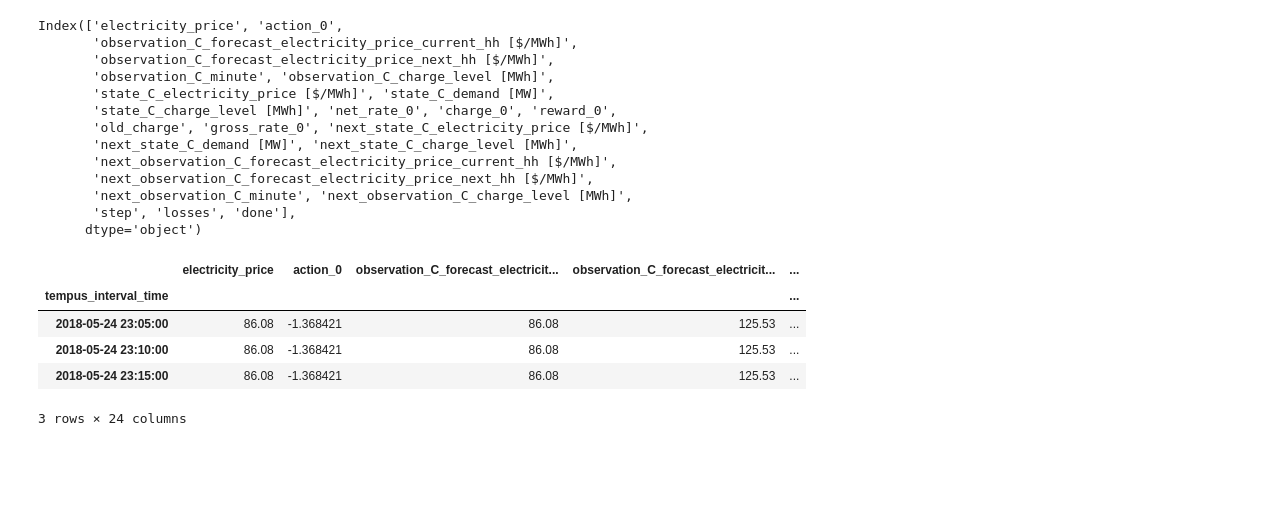
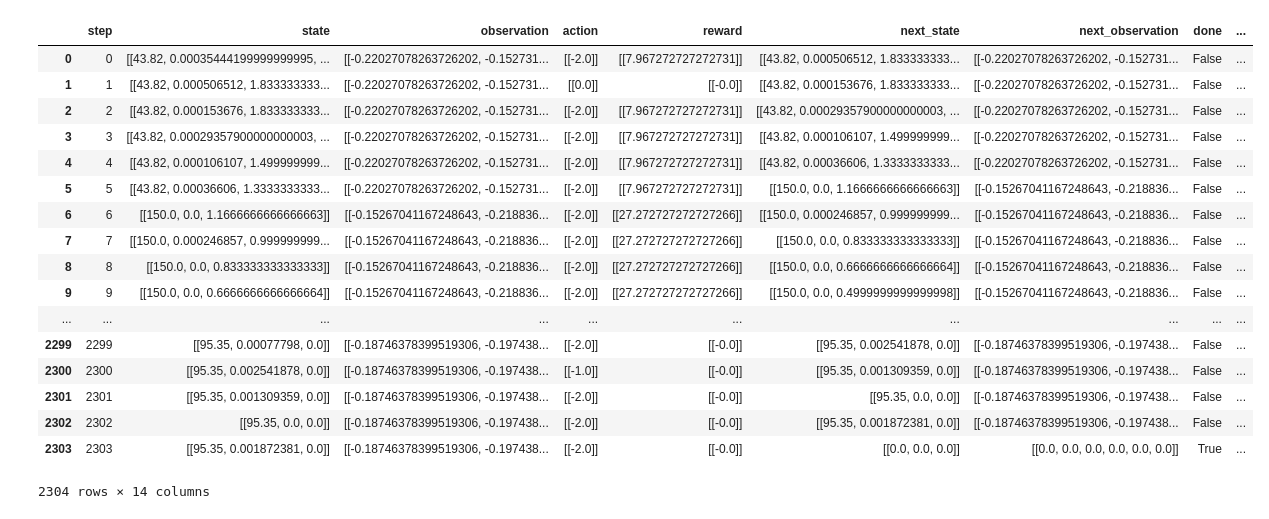
Before and after one commit to ADGEfficiency/energy-py, a Jupyter notebook: notebooks/examples/DQN_battery_example.ipynb, the cells around one changed output. Saved outputs shown, nothing was run; the diff lists cells and outputs as text; code cells hidden in the pictures; blank space fills up the shorter version.

Commit message:
test suite working on new experiments

```diff
--- a/notebooks/examples/DQN_battery_example.ipynb
+++ b/notebooks/examples/DQN_battery_example.ipynb
@@ -27,6 +21,6 @@ import energy_py
 # %%
 #  define a total number of steps for the experiment to run
-TOTAL_STEPS = 1000000
+TOTAL_STEPS = 10000
 
 #  to setup the agent we use a dictionary
 #  a dictionary allows us to eaisly save the config to csv if we want
@@ -44,7 +38,7 @@ agent_config = {
 
 #  keep all of the BatteryEnv variables (episode length, efficiency etc) at their defaults
 #  we just need to let our env know where our state.csv and observation.csv are (data_path)
-env = energy_py.make_env('battery')
+env = energypy.make_env('battery')
 
 #  set seeds for reproducibility
 env.seed(42)
@@ -59,30 +53,24 @@ tf.reset_default_graph()
 #  initialize Tensorflow machinery
 with tf.Session() as sess:
 
-    #  Runner is a class that helps us with experiments - tracking rewards, writing environment info to csv and managing TensorBoard
-    #  in this notebook we just use it to track rewards for us
-    runner = energy_py.Runner(
-        sess,
-        {'tb_rl': './tb_rl',
-         'ep_rewards': './rewards.csv'}
-    )
-
     #  add the tf session and the environment to the agent config dictionary
     #  and initialize the agent
     agent_config['sess'] = sess
     agent_config['env'] = env
-    agent = energy_py.make_agent(agent_id='dqn', **agent_config)
+    agent = energypy.make_agent(agent_id='dqn', **agent_config)
 
     #  initial values for the step and episode number
     step, episode = 0, 0
 
     #  outer while loop runs through multiple episodes
+    rewards = []
     while step < TOTAL_STEPS:
         episode += 1
         done = False
         observation = env.reset()
 
         #  inner while loop runs through a single episode
+        episode_rewards = []
         while not done:
             step += 1
             #  select an action
@@ -98,16 +86,16 @@ with tf.Session() as sess:
             #  moving to the next time step
             observation = next_observation
             #  saving the reward
-            runner.record_step(reward)
+            episode_rewards.append(reward)
 
             #  we don't start learning until the memory is half full
             if step > int(agent.memory.size * 0.5):
                 train_info = agent.learn()
 
-        runner.record_episode(env_info=info)
+        rewards.append(sum(episode_rewards))
 
         if episode % 10 == 1:
-            print('ep {} {:.2f} % rew {}'.format(episode, 100 * step / TOTAL_STEPS, runner.episode_rewards[-1]))
+            print('ep {} {:.2f} % rew {}'.format(episode, 100 * step / TOTAL_STEPS, sum(episode_rewards)))
 
 print_time()
 # %% [output]
@@ -138,27 +119,23 @@ ep 491 98.94 % rew [[-79.42337719]]
 # %%
-#  process the last episode into a pd.DataFrame
-ep_hist = energy_py.experiments.process_env_info(env, info)
-ep_hist.columns
+#  results of the last episode
+info = pd.DataFrame(info)
+info
 # %% [output]
+|  | step | state | observation | action | reward | next_state | next_observation | done | ... |
+| 0 | 0 | [[43.82, 0.00035444199999999995, ... | [[-0.22027078263726202, -0.152731... | [[-2.0]] | [[7.967272727272731]] | [[43.82, 0.000506512, 1.833333333... | [[-0.22027078263726202, -0.152731... | False | ... |
+| 1 | 1 | [[43.82, 0.000506512, 1.833333333... | [[-0.22027078263726202, -0.152731... | [[0.0]] | [[-0.0]] | [[43.82, 0.000153676, 1.833333333... | [[-0.22027078263726202, -0.152731... | False | ... |
+| 2 | 2 | [[43.82, 0.000153676, 1.833333333... | [[-0.22027078263726202, -0.152731... | [[-2.0]] | [[7.967272727272731]] | [[43.82, 0.00029357900000000003, ... | [[-0.22027078263726202, -0.152731... | False | ... |
+| 3 | 3 | [[43.82, 0.00029357900000000003, ... | [[-0.22027078263726202, -0.152731... | [[-2.0]] | [[7.967272727272731]] | [[43.82, 0.000106107, 1.499999999... | [[-0.22027078263726202, -0.152731... | False | ... |
+| 4 | 4 | [[43.82, 0.000106107, 1.499999999... | [[-0.22027078263726202, -0.152731... | [[-2.0]] | [[7.967272727272731]] | [[43.82, 0.00036606, 1.3333333333... | [[-0.22027078263726202, -0.152731... | False | ... |
+| 5 | 5 | [[43.82, 0.00036606, 1.3333333333... | [[-0.22027078263726202, -0.152731... | [[-2.0]] | [[7.967272727272731]] | [[150.0, 0.0, 1.1666666666666663]] | [[-0.15267041167248643, -0.218836... | False | ... |
+| 6 | 6 | [[150.0, 0.0, 1.1666666666666663]] | [[-0.15267041167248643, -0.218836... | [[-2.0]] | [[27.272727272727266]] | [[150.0, 0.000246857, 0.999999999... | [[-0.15267041167248643, -0.218836... | False | ... |
+| 7 | 7 | [[150.0, 0.000246857, 0.999999999... | [[-0.15267041167248643, -0.218836... | [[-2.0]] | [[27.272727272727266]] | [[150.0, 0.0, 0.833333333333333]] | [[-0.15267041167248643, -0.218836... | False | ... |
+| 8 | 8 | [[150.0, 0.0, 0.833333333333333]] | [[-0.15267041167248643, -0.218836... | [[-2.0]] | [[27.272727272727266]] | [[150.0, 0.0, 0.6666666666666664]] | [[-0.15267041167248643, -0.218836... | False | ... |
+| 9 | 9 | [[150.0, 0.0, 0.6666666666666664]] | [[-0.15267041167248643, -0.218836... | [[-2.0]] | [[27.272727272727266]] | [[150.0, 0.0, 0.4999999999999998]] | [[-0.15267041167248643, -0.218836... | False | ... |
+| ... | ... | ... | ... | ... | ... | ... | ... | ... | ... |
+| 2299 | 2299 | [[95.35, 0.00077798, 0.0]] | [[-0.18746378399519306, -0.197438... | [[-2.0]] | [[-0.0]] | [[95.35, 0.002541878, 0.0]] | [[-0.18746378399519306, -0.197438... | False | ... |
+| 2300 | 2300 | [[95.35, 0.002541878, 0.0]] | [[-0.18746378399519306, -0.197438... | [[-1.0]] | [[-0.0]] | [[95.35, 0.001309359, 0.0]] | [[-0.18746378399519306, -0.197438... | False | ... |
+| 2301 | 2301 | [[95.35, 0.001309359, 0.0]] | [[-0.18746378399519306, -0.197438... | [[-2.0]] | [[-0.0]] | [[95.35, 0.0, 0.0]] | [[-0.18746378399519306, -0.197438... | False | ... |
+| 2302 | 2302 | [[95.35, 0.0, 0.0]] | [[-0.18746378399519306, -0.197438... | [[-2.0]] | [[-0.0]] | [[95.35, 0.001872381, 0.0]] | [[-0.18746378399519306, -0.197438... | False | ... |
+| 2303 | 2303 | [[95.35, 0.001872381, 0.0]] | [[-0.18746378399519306, -0.197438... | [[-2.0]] | [[-0.0]] | [[0.0, 0.0, 0.0]] | [[0.0, 0.0, 0.0, 0.0, 0.0, 0.0]] | True | ... |
-Index(['electricity_price', 'action_0',
-       'observation_C_forecast_electricity_price_current_hh [$/MWh]',
-       'observation_C_forecast_electricity_price_next_hh [$/MWh]',
-       'observation_C_minute', 'observation_C_charge_level [MWh]',
-       'state_C_electricity_price [$/MWh]', 'state_C_demand [MW]',
-       'state_C_charge_level [MWh]', 'net_rate_0', 'charge_0', 'reward_0',
-       'old_charge', 'gross_rate_0', 'next_state_C_electricity_price [$/MWh]',
-       'next_state_C_demand [MW]', 'next_state_C_charge_level [MWh]',
-       'next_observation_C_forecast_electricity_price_current_hh [$/MWh]',
-       'next_observation_C_forecast_electricity_price_next_hh [$/MWh]',
-       'next_observation_C_minute', 'next_observation_C_charge_level [MWh]',
-       'step', 'losses', 'done'],
-      dtype='object')
+2304 rows × 14 columns
-# %%
-ep_hist.head(3)
-# %% [output]
-|  | electricity_price | action_0 | observation_C_forecast_electricit... | observation_C_forecast_electricit... | ... |
-| tempus_interval_time |  |  |  |  | ... |
-| 2018-05-24 23:05:00 | 86.08 | -1.368421 | 86.08 | 125.53 | ... |
-| 2018-05-24 23:10:00 | 86.08 | -1.368421 | 86.08 | 125.53 | ... |
-| 2018-05-24 23:15:00 | 86.08 | -1.368421 | 86.08 | 125.53 | ... |
-3 rows × 24 columns
```
Also changed, not shown: parts of 5 cells of this notebook, 15 other files.
